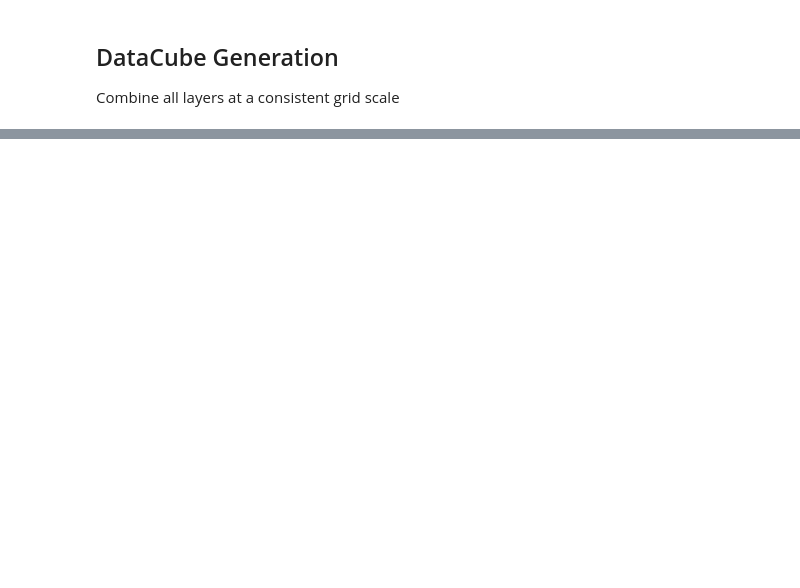
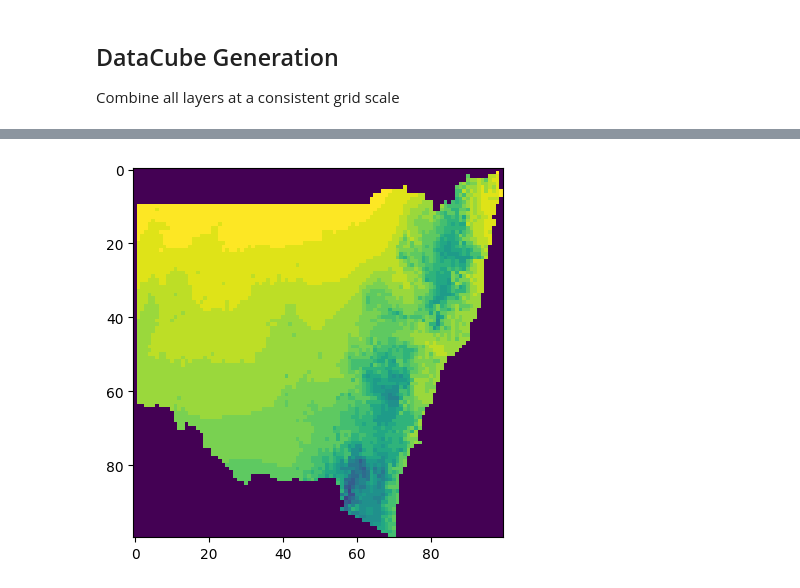
Before and after one commit to aus-plant-phenomics-network/mccn-case-studies, a Jupyter notebook: Case 3/MCCN-CASE 3.ipynb, the cells around one changed output, grey strips where cells are left out. Saved outputs shown, nothing was run; the diff lists cells and outputs as text; code cells hidden in the pictures; blank space fills up the shorter version.

```diff
--- a/Case 3/MCCN-CASE 3.ipynb
+++ b/Case 3/MCCN-CASE 3.ipynb
@@ -65,0 +75,6 @@ Combine all layers at a consistent grid scale
+# %%
+import matplotlib.pyplot as plt
+plt.imshow(all_data.temperature_celsius.values[0, :, :])
+plt.show()
+# %% [output]
+[figure, added]
```
Also changed, not shown: parts of 19 cells of this notebook.
